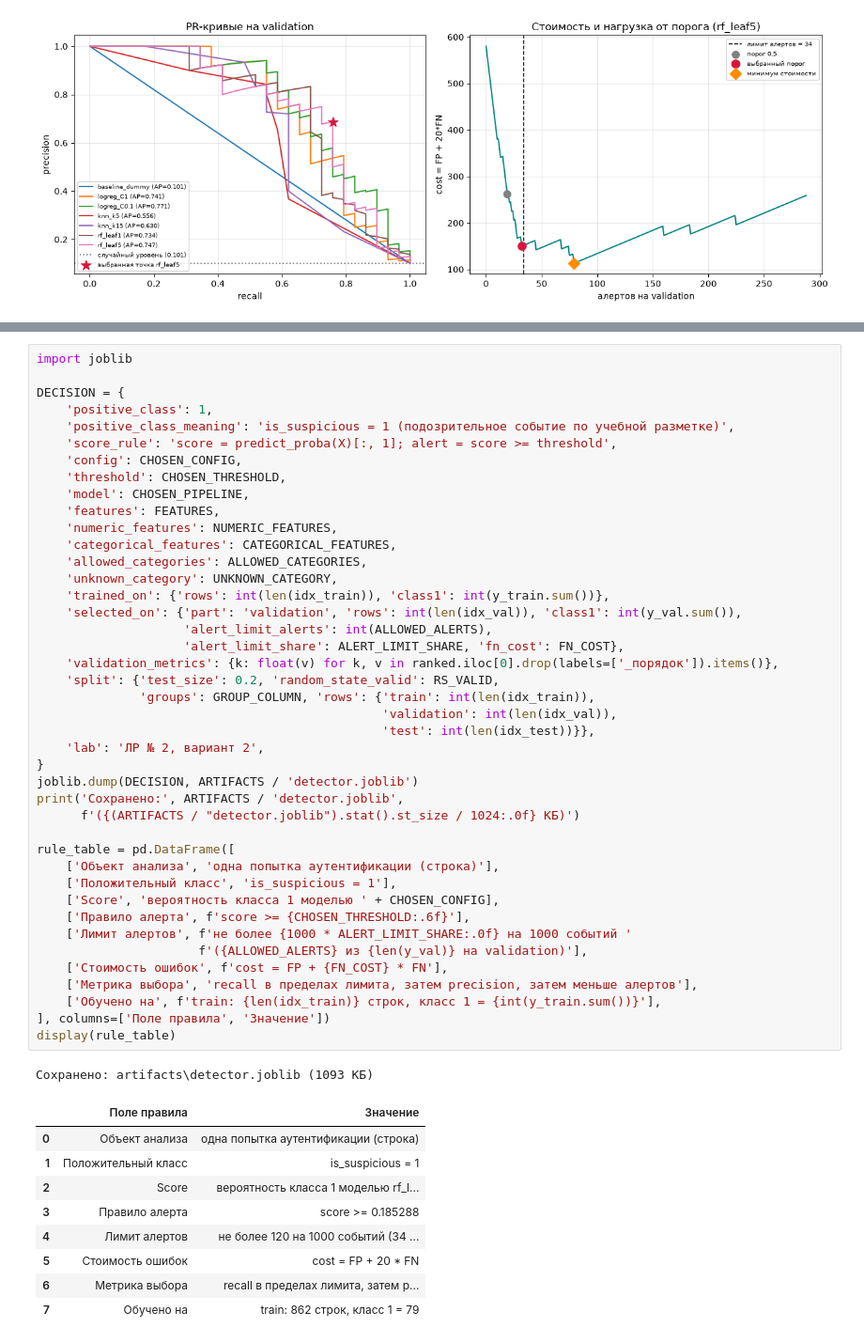
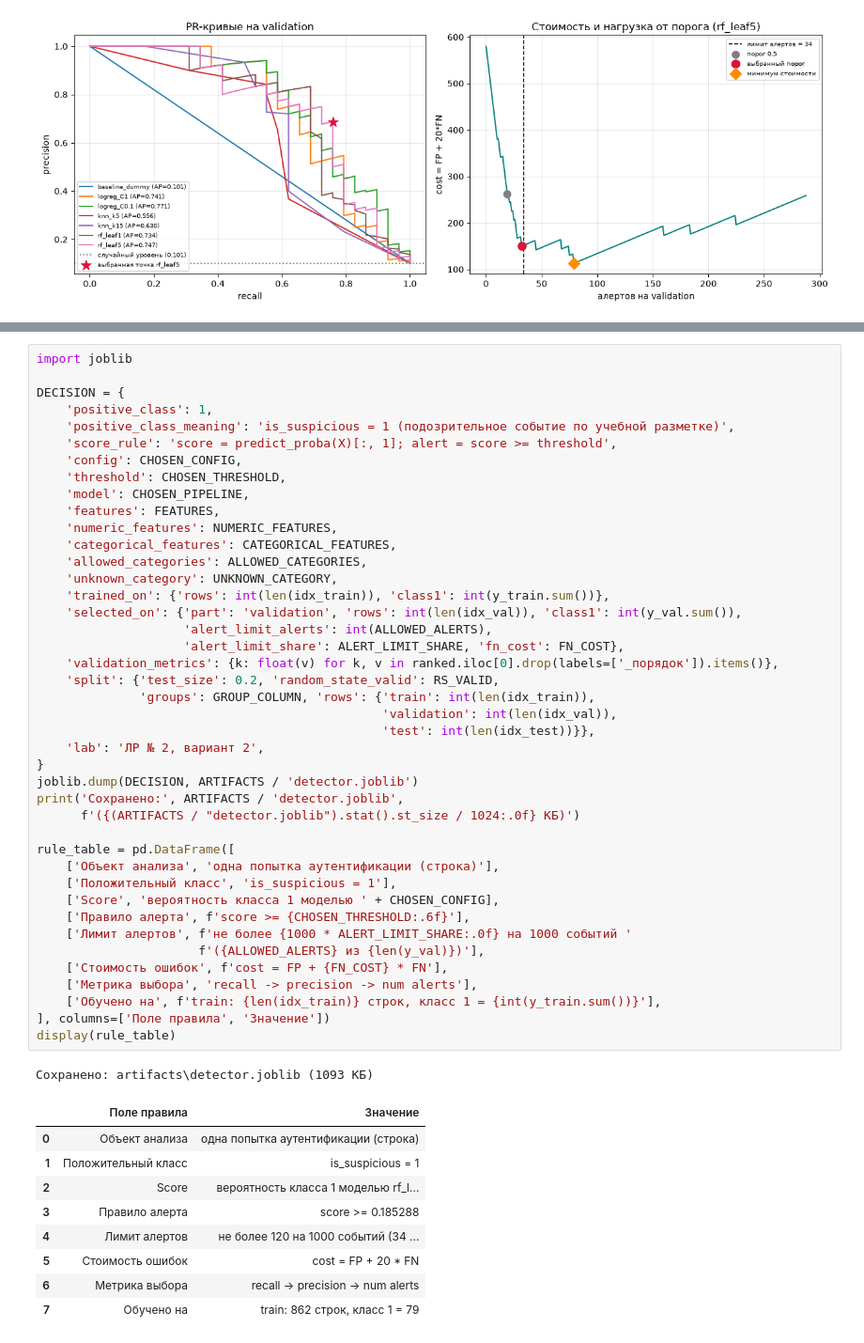
Before and after one commit to al1ccce/medved02, a Jupyter notebook: lab02.ipynb, the cells around one changed output, grey strips where cells are left out. Shown at 94% size. Drawn from its saved outputs; the diff is of its cells as text.

```diff
--- a/lab02.ipynb
+++ b/lab02.ipynb
@@ -902,34 +931,34 @@ DECISION = {
     'validation_metrics': {k: float(v) for k, v in ranked.iloc[0].drop(labels=['_порядок']).items()},
     'split': {'test_size': 0.2, 'random_state_valid': RS_VALID,
               'groups': GROUP_COLUMN, 'rows': {'train': int(len(idx_train)),
                                                'validation': int(len(idx_val)),
                                                'test': int(len(idx_test))}},
     'lab': 'ЛР № 2, вариант 2',
 }
 joblib.dump(DECISION, ARTIFACTS / 'detector.joblib')
 print('Сохранено:', ARTIFACTS / 'detector.joblib',
       f'({(ARTIFACTS / "detector.joblib").stat().st_size / 1024:.0f} КБ)')
 
 rule_table = pd.DataFrame([
     ['Объект анализа', 'одна попытка аутентификации (строка)'],
     ['Положительный класс', 'is_suspicious = 1'],
     ['Score', 'вероятность класса 1 моделью ' + CHOSEN_CONFIG],
     ['Правило алерта', f'score >= {CHOSEN_THRESHOLD:.6f}'],
     ['Лимит алертов', f'не более {1000 * ALERT_LIMIT_SHARE:.0f} на 1000 событий '
-                      f'({ALLOWED_ALERTS} из {len(y_val)} на validation)'],
+                      f'({ALLOWED_ALERTS} из {len(y_val)})'],
     ['Стоимость ошибок', f'cost = FP + {FN_COST} * FN'],
-    ['Метрика выбора', 'recall в пределах лимита, затем precision, затем меньше алертов'],
+    ['Метрика выбора', 'recall -> precision -> num alerts'],
     ['Обучено на', f'train: {len(idx_train)} строк, класс 1 = {int(y_train.sum())}'],
 ], columns=['Поле правила', 'Значение'])
 display(rule_table)
 # %% [output]
 Сохранено: artifacts\detector.joblib (1093 КБ)
 |  | Поле правила | Значение |
 | 0 | Объект анализа | одна попытка аутентификации (строка) |
 | 1 | Положительный класс | is_suspicious = 1 |
 | 2 | Score | вероятность класса 1 моделью rf_l... |
 | 3 | Правило алерта | score >= 0.185288 |
 | 4 | Лимит алертов | не более 120 на 1000 событий (34 ... |
 | 5 | Стоимость ошибок | cost = FP + 20 * FN |
-| 6 | Метрика выбора | recall в пределах лимита, затем p... |
+| 6 | Метрика выбора | recall -> precision -> num alerts |
 | 7 | Обучено на | train: 862 строк, класс 1 = 79 |
```
Also changed, not shown: parts of 20 cells of this notebook.
